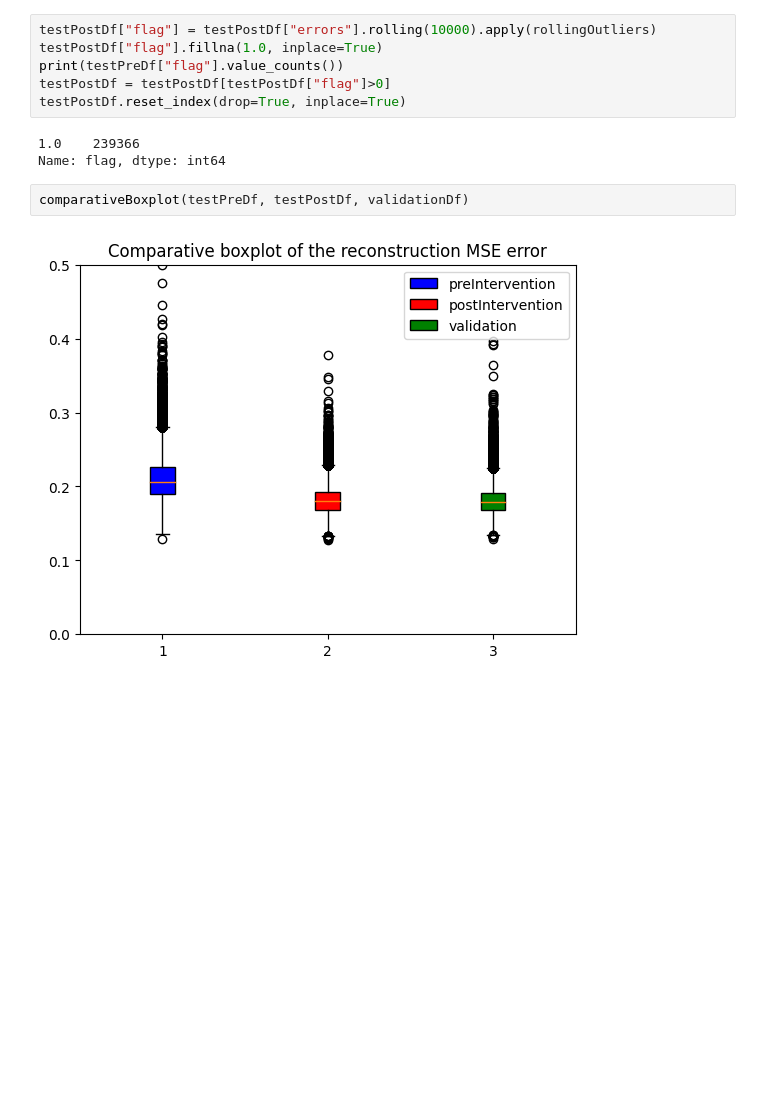
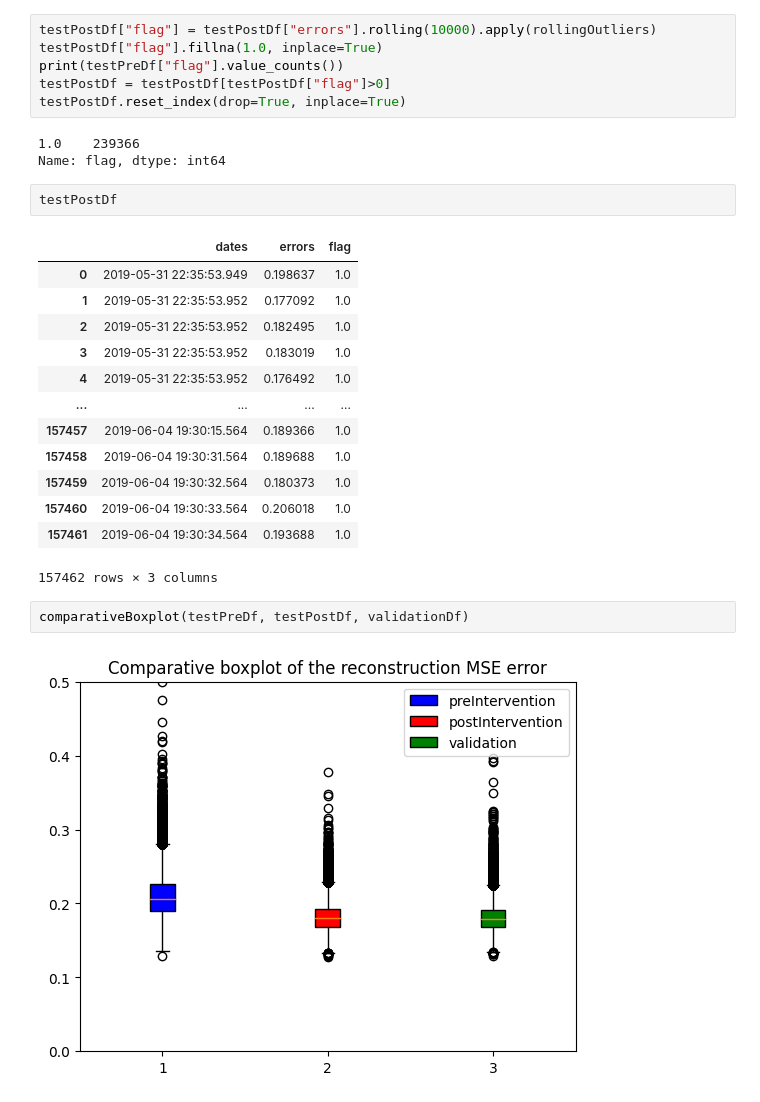
Before and after one commit to YhBedoya/SHM-MAE, a Jupyter notebook: AnomalyDetection on INSIST/AnalysisTrainingResults.ipynb, the cells around one changed output. Cells and saved outputs as stored; diff of their text form; blank space fills up the shorter version.

```diff
--- a/AnomalyDetection on INSIST/AnalysisTrainingResults.ipynb
+++ b/AnomalyDetection on INSIST/AnalysisTrainingResults.ipynb
@@ -119,6 +119,22 @@ testPostDf.reset_index(drop=True, inplace=True)
 # %% [output]
 1.0    239366
 Name: flag, dtype: int64
+# %%
+testPostDf
+# %% [output]
+|  | dates | errors | flag |
+| 0 | 2019-05-31 22:35:53.949 | 0.198637 | 1.0 |
+| 1 | 2019-05-31 22:35:53.952 | 0.177092 | 1.0 |
+| 2 | 2019-05-31 22:35:53.952 | 0.182495 | 1.0 |
+| 3 | 2019-05-31 22:35:53.952 | 0.183019 | 1.0 |
+| 4 | 2019-05-31 22:35:53.952 | 0.176492 | 1.0 |
+| ... | ... | ... | ... |
+| 157457 | 2019-06-04 19:30:15.564 | 0.189366 | 1.0 |
+| 157458 | 2019-06-04 19:30:31.564 | 0.189688 | 1.0 |
+| 157459 | 2019-06-04 19:30:32.564 | 0.180373 | 1.0 |
+| 157460 | 2019-06-04 19:30:33.564 | 0.206018 | 1.0 |
+| 157461 | 2019-06-04 19:30:34.564 | 0.193688 | 1.0 |
+157462 rows × 3 columns
 # %%
 comparativeBoxplot(testPreDf, testPostDf, validationDf)
 # %% [output]
```
Also changed, not shown: parts of 3 cells of this notebook, 2 other files.
